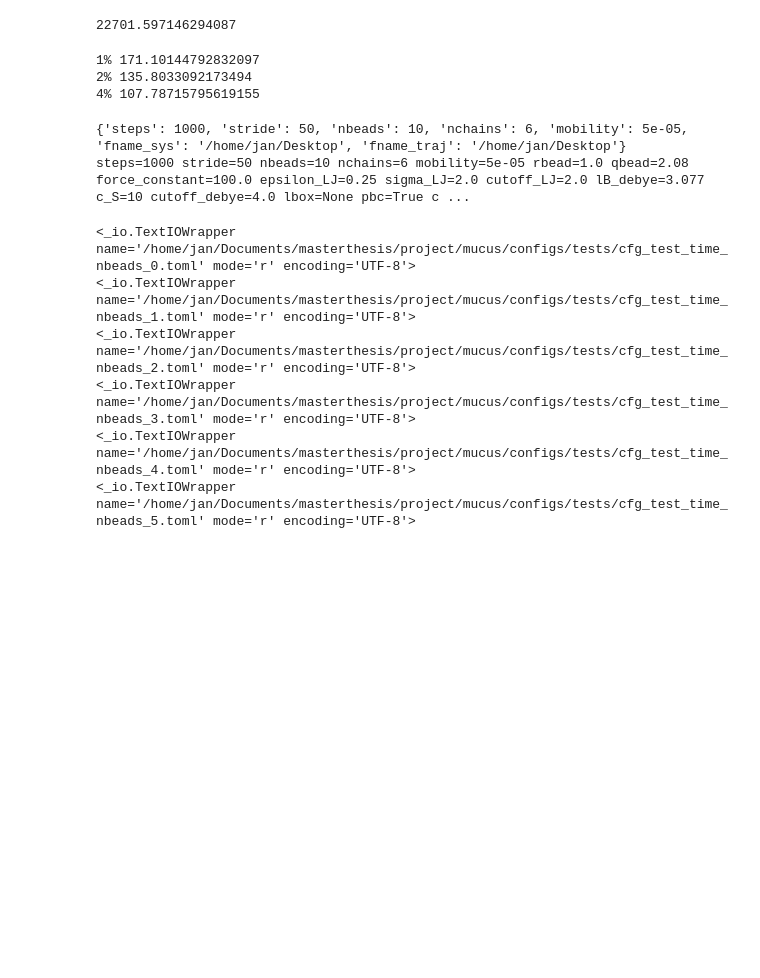
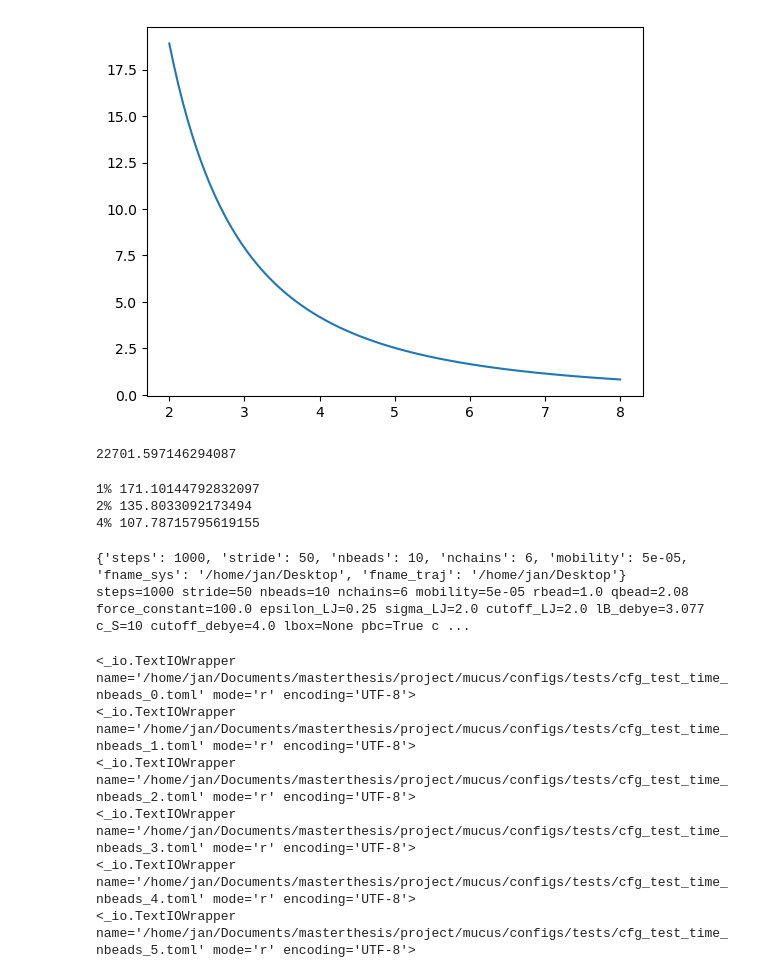
Before and after one commit to jan-kro/mucus_old_2, a Jupyter notebook: test_skripts/test_stuff.ipynb, the cells around one changed output. Drawn from its saved outputs; the diff is of its cells as text; code cells hidden in the pictures; blank space fills up the shorter version.

```diff
--- a/test_skripts/test_stuff.ipynb
+++ b/test_skripts/test_stuff.ipynb
@@ -3,6 +7,28 @@ import numpy as np
 from polymer.config import Config
 import toml
 import matplotlib.pyplot as plt
+# %%
+# plot debye energy
+c = 10 # mM
+r0 = 0.1905 # nm
+
+#rescaled parameters
+lB = 36.737
+q = 1.524
+k_inv = np.sqrt(c)*r0/10 # r0^-1
+
+r = np.linspace(2, 8, 100)
+
+def Udeb(r):
+    return q**2*lB*np.exp(-k_inv*r)/r**2
+
+
+
+plt.figure()
+plt.plot(r, Udeb(r))
+plt.show()
+# %% [output]
+[figure, added]
 # %%
 def n_PEG(m):
     """
```
Also changed, not shown: parts of 2 cells of this notebook, 16 other files.
